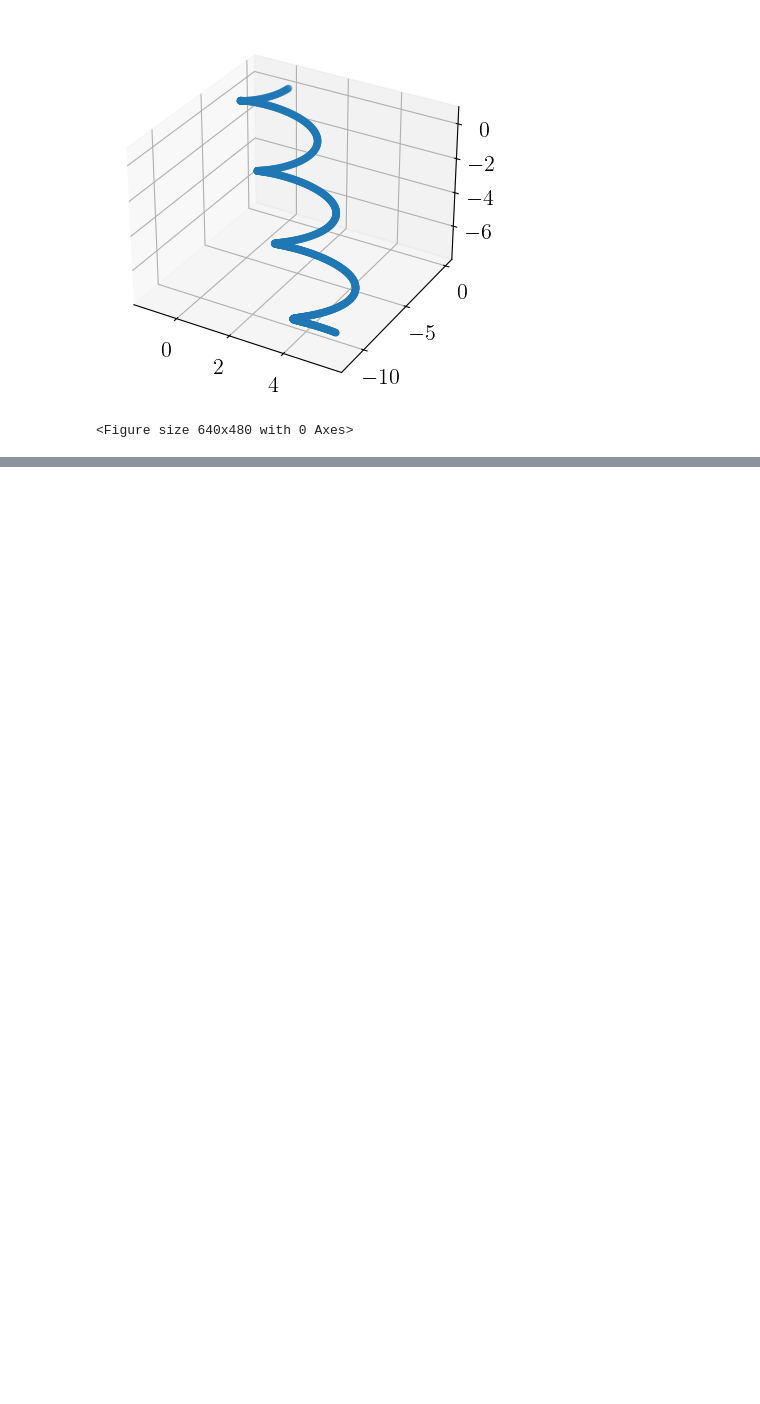
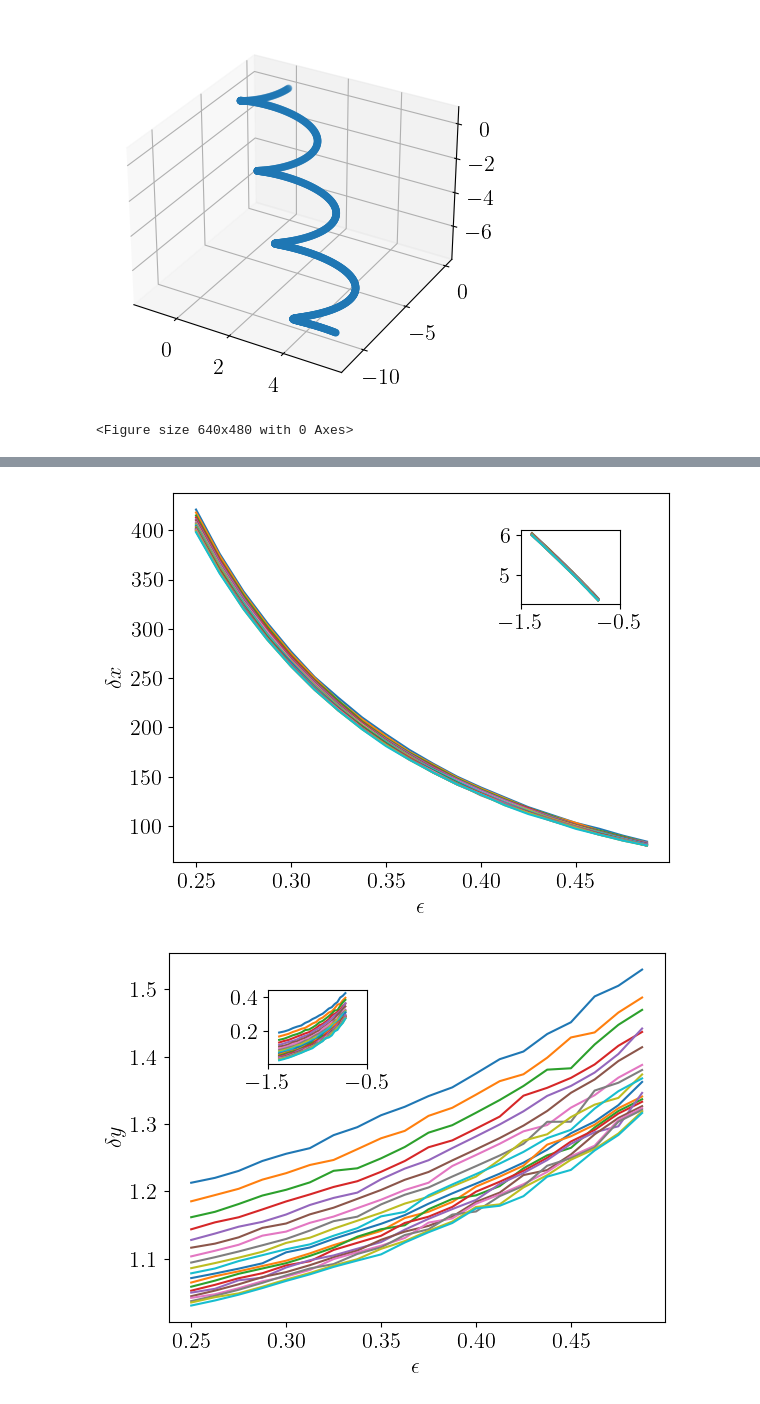
Before and after one commit to alireza-astane/starSwimmer3D, a Jupyter notebook: swimmerProject/phase2.ipynb, the cells around one changed output, grey strips where cells are left out. Cells and saved outputs as stored; diff of their text form; code cells hidden in the pictures; blank space fills up the shorter version.

```diff
--- a/swimmerProject/phase2.ipynb
+++ b/swimmerProject/phase2.ipynb
@@ -1036,0 +951,42 @@ plt.show()
+# %%
+# plt.Figure(figsize=(20,20))
+# plt.subplots(tight_layout=True)
+hieghts = [0.2,0.7,0.7,0.7,0.2]
+j = 3
+fig, ax = plt.subplots(1)
+ins = ax.inset_axes([hieghts[j],0.7,0.2,0.2])
+for i in range(20):
+    ax.plot(Eps,RotorAandEpsData[i,:,j])
+    ins.plot(np.log(Eps),np.log(np.abs(RotorAandEpsData[i,:,j])))
+    ins.set_xticks([ins.get_xticks()[0], ins.get_xticks()[-1]])
+    # ins.set_yticks([])
+
+
+
+plt.xlabel("$\epsilon$")
+plt.ylabel(ylables[j-3])
+
+plt.savefig("2_" + str(j+17) +".png", bbox_inches="tight")
+plt.show()
+
+
+
+j = 4
+fig, ax = plt.subplots(1)
+ins = ax.inset_axes([hieghts[j],0.7,0.2,0.2])
+for i in range(20):
+    ax.plot(Eps,RotorAandEpsData[i,:,j])
+    ins.plot(np.log(Eps),np.log(np.abs(RotorAandEpsData[i,:,j])))
+    ins.set_xticks([ins.get_xticks()[0], ins.get_xticks()[-1]])
+    # ins.set_yticks([])
+
+
+
+plt.xlabel("$\epsilon$")
+plt.ylabel(ylables[j-3])
+
+plt.savefig("2_" + str(j+17) +".png", bbox_inches="tight")
+plt.show()
+# %% [output]
+[figure, added]
+[figure, added]
```
Also changed, not shown: parts of 19 cells of this notebook, 16 other files.
